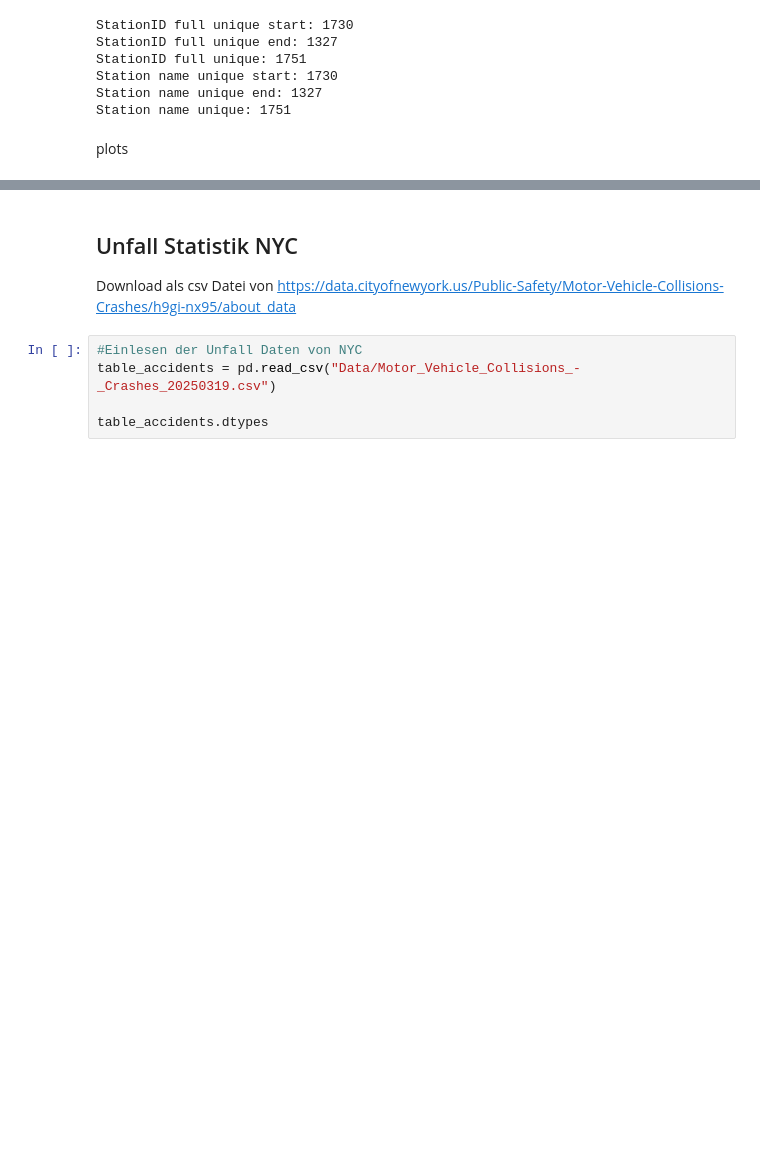
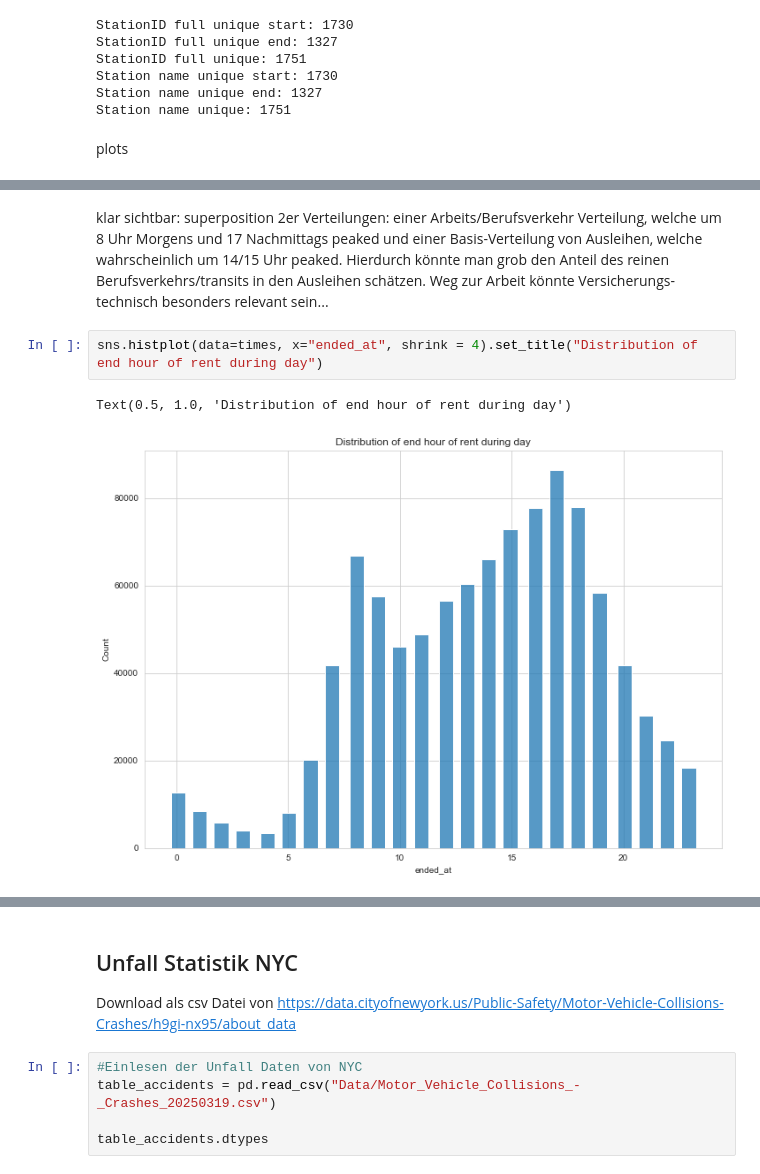
Before and after one commit to tobzac/challenge, a Jupyter notebook: 01_initial_checks.ipynb, the cells around one changed output, grey strips where cells are left out. Cells and saved outputs as stored; diff of their text form; blank space fills up the shorter version.

```diff
--- a/01_initial_checks.ipynb
+++ b/01_initial_checks.ipynb
@@ -267,0 +285,7 @@ df_coords
+# %% [markdown]
+klar sichtbar: superposition 2er Verteilungen: einer Arbeits/Berufsverkehr Verteilung, welche um 8 Uhr Morgens und 17 Nachmittags peaked und einer Basis-Verteilung von Ausleihen, welche wahrscheinlich um 14/15 Uhr peaked. Hierdurch könnte man grob den Anteil des reinen Berufsverkehrs/transits in den Ausleihen schätzen. Weg zur Arbeit könnte Versicherungs-technisch besonders relevant sein...
+# %%
+sns.histplot(data=times, x="ended_at", shrink = 4).set_title("Distribution of end hour of rent during day")
+# %% [output]
+Text(0.5, 1.0, 'Distribution of end hour of rent during day')
+[figure, added]
```
Also changed, not shown: parts of 17 cells of this notebook, 3 other files.
